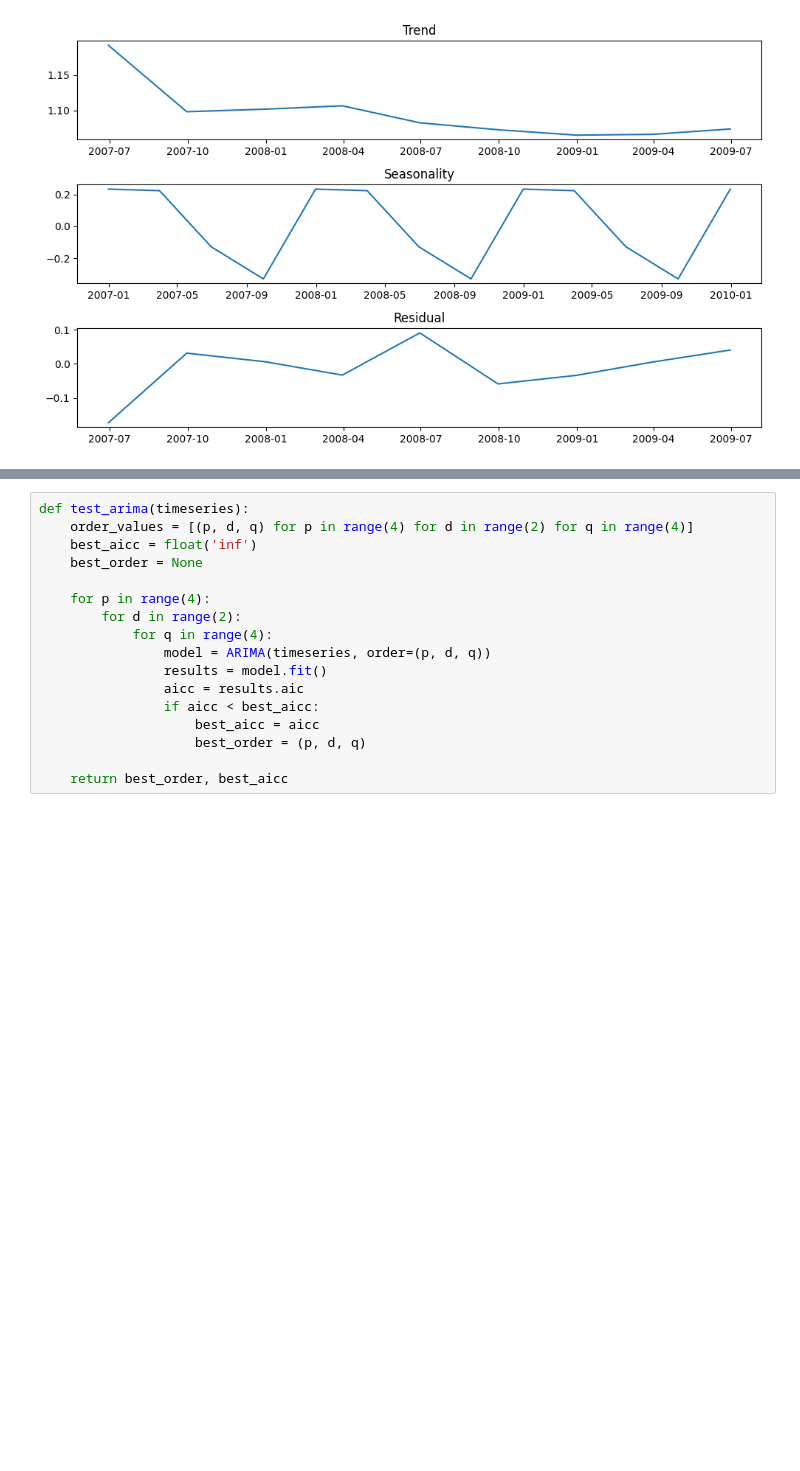
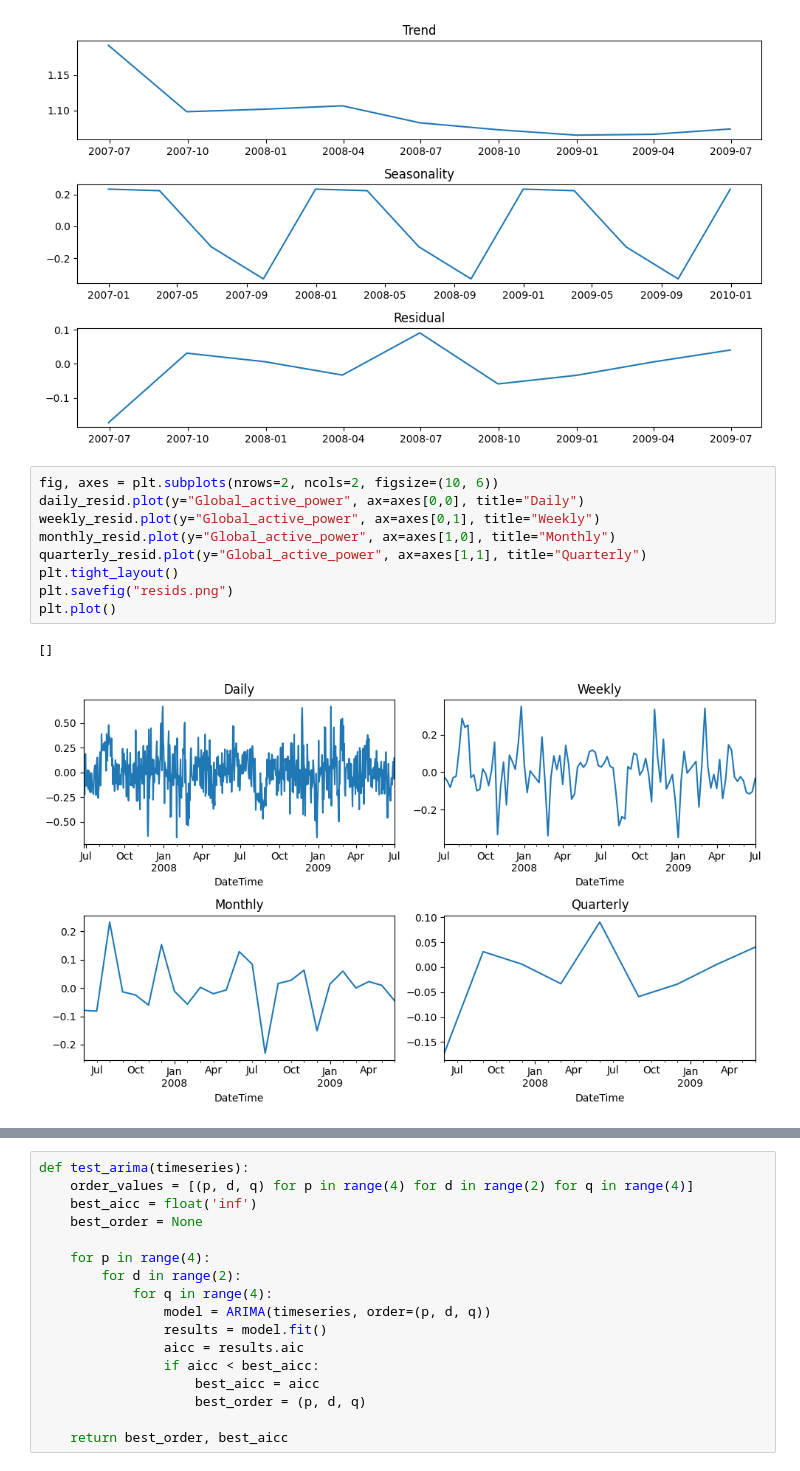
Before and after one commit to ElbazHaim/household_electricity_timeseries_project, a Jupyter notebook: project.ipynb, the cells around one changed output, grey strips where cells are left out. Cells and saved outputs as stored; diff of their text form; blank space fills up the shorter version.

```diff
--- a/project.ipynb
+++ b/project.ipynb
@@ -147,3 +194,15 @@ Critical Values: -4.67 (1%), -3.37 (5%), -2.80 (10%)
 Null Hypothesis: The process contains a unit root.
 Alternative Hypothesis: The process is weakly stationary.
 [figure]
+# %%
+fig, axes = plt.subplots(nrows=2, ncols=2, figsize=(10, 6))
+daily_resid.plot(y="Global_active_power", ax=axes[0,0], title="Daily")
+weekly_resid.plot(y="Global_active_power", ax=axes[0,1], title="Weekly")
+monthly_resid.plot(y="Global_active_power", ax=axes[1,0], title="Monthly")
+quarterly_resid.plot(y="Global_active_power", ax=axes[1,1], title="Quarterly")
+plt.tight_layout()
+plt.savefig("resids.png")
+plt.plot()
+# %% [output]
+[]
+[figure, added]
```
Also changed, not shown: parts of 24 cells of this notebook, 3 other files.
